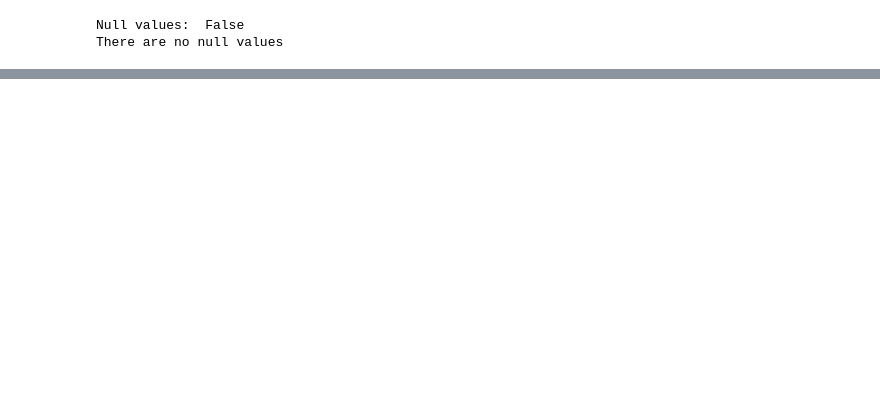
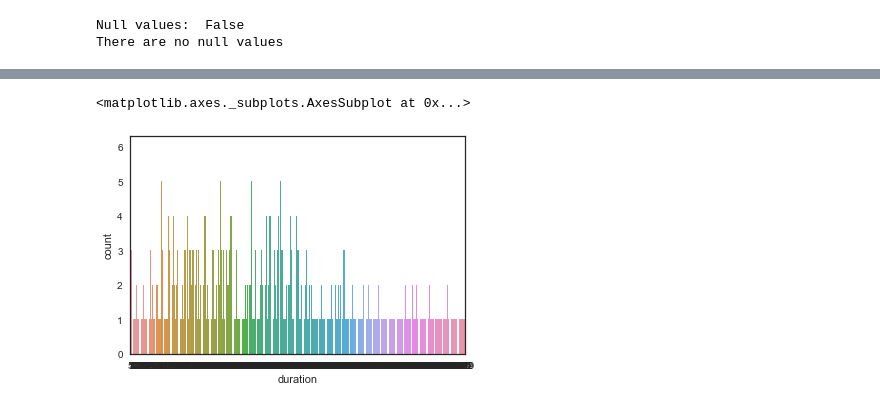
Before and after one commit to GaworO/Bank-MachineLearning, a Jupyter notebook: small.ipynb, the cells around one changed output, grey strips where cells are left out. Cells and saved outputs as stored; diff of their text form; code cells hidden in the pictures; blank space fills up the shorter version.

```diff
--- a/small.ipynb
+++ b/small.ipynb
@@ -104,0 +134,5 @@ array([[35, 9, 1, ..., 94, 1, 'failure'],
+# %%
+sns.countplot(x='duration', data=data)
+# %% [output]
+<matplotlib.axes._subplots.AxesSubplot at 0x...>
+[figure, added]
```
Also changed, not shown: parts of 19 cells of this notebook.
